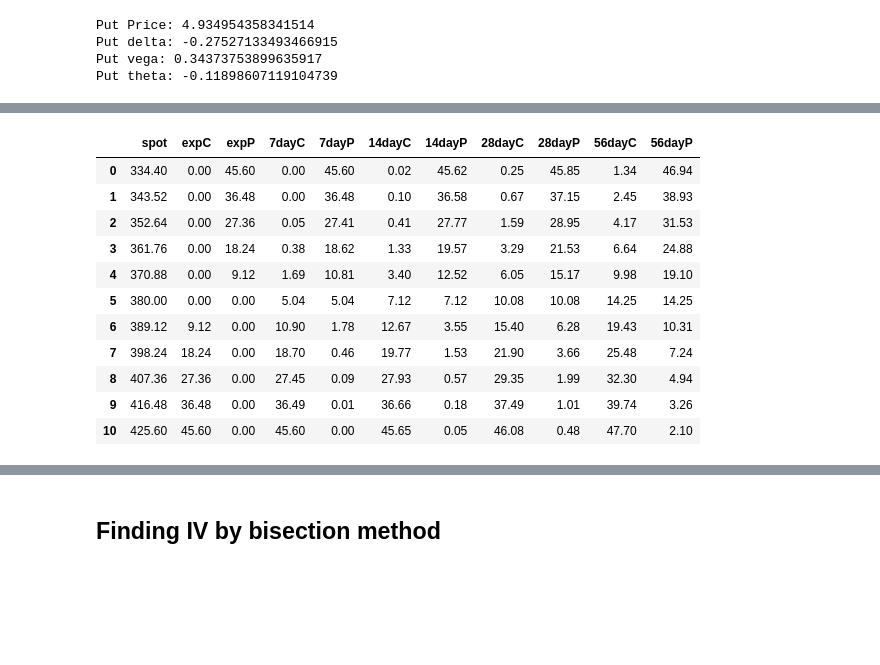
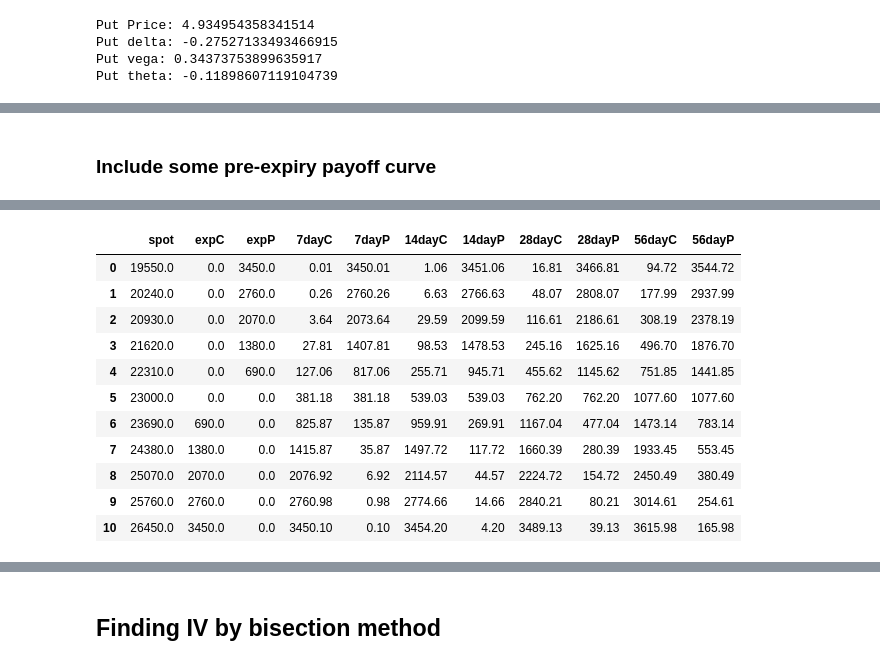
Before and after one commit to willbillionquant/bsoption, a Jupyter notebook: bsmodel-basic.ipynb, the cells around one changed output, grey strips where cells are left out. Saved outputs shown, nothing was run; the diff lists cells and outputs as text; code cells hidden in the pictures; blank space fills up the shorter version.

```diff
--- a/bsmodel-basic.ipynb
+++ b/bsmodel-basic.ipynb
@@ -64,13 +64,13 @@ Put theta: -0.11898607119104739
 # %%
-stock3 = 420  # Underlying price
-strike3 = 380   # strike price
-tradedate3 = datetime(2022, 2, 16)
-expiry3 = datetime(2022, 3, 30)
+stock3 = 22000  # Underlying price
+strike3 = 23000   # strike price
+tradedate3 = datetime(2022, 6, 6)
+expiry3 = datetime(2022, 6, 30)
 numday3 = (expiry3 - tradedate3).days    # number of days to expiry
-sig3 = 24   # IV 24%
+sig3 = 30   # IV 24%
 
 BStest3 = BSModel(stock3, strike3, numday3, sig3/100)
-BStest3.getpayoff()
+BStest3.getpayoff(opside='LONG')
 # %% [output]
 [interactive output not drawn]
 |  | spot | expC | expP |
@@ -88,16 +106,18 @@ BStest3.getpayoff()
+# %% [markdown]
+### Include some pre-expiry payoff curve
 # %%
-BStest3.getpayoff(preexpiry=True)
+BStest3.getpayoff(preexpiry=True, opside='LONG')
 # %% [output]
 [interactive output not drawn]
 |  | spot | expC | expP | 7dayC | 7dayP | 14dayC | 14dayP | 28dayC | 28dayP | 56dayC | 56dayP |
-| 0 | 334.40 | 0.00 | 45.60 | 0.00 | 45.60 | 0.02 | 45.62 | 0.25 | 45.85 | 1.34 | 46.94 |
-| 1 | 343.52 | 0.00 | 36.48 | 0.00 | 36.48 | 0.10 | 36.58 | 0.67 | 37.15 | 2.45 | 38.93 |
-| 2 | 352.64 | 0.00 | 27.36 | 0.05 | 27.41 | 0.41 | 27.77 | 1.59 | 28.95 | 4.17 | 31.53 |
-| 3 | 361.76 | 0.00 | 18.24 | 0.38 | 18.62 | 1.33 | 19.57 | 3.29 | 21.53 | 6.64 | 24.88 |
-| 4 | 370.88 | 0.00 | 9.12 | 1.69 | 10.81 | 3.40 | 12.52 | 6.05 | 15.17 | 9.98 | 19.10 |
-| 5 | 380.00 | 0.00 | 0.00 | 5.04 | 5.04 | 7.12 | 7.12 | 10.08 | 10.08 | 14.25 | 14.25 |
-| 6 | 389.12 | 9.12 | 0.00 | 10.90 | 1.78 | 12.67 | 3.55 | 15.40 | 6.28 | 19.43 | 10.31 |
-| 7 | 398.24 | 18.24 | 0.00 | 18.70 | 0.46 | 19.77 | 1.53 | 21.90 | 3.66 | 25.48 | 7.24 |
-| 8 | 407.36 | 27.36 | 0.00 | 27.45 | 0.09 | 27.93 | 0.57 | 29.35 | 1.99 | 32.30 | 4.94 |
-| 9 | 416.48 | 36.48 | 0.00 | 36.49 | 0.01 | 36.66 | 0.18 | 37.49 | 1.01 | 39.74 | 3.26 |
-| 10 | 425.60 | 45.60 | 0.00 | 45.60 | 0.00 | 45.65 | 0.05 | 46.08 | 0.48 | 47.70 | 2.10 |
+| 0 | 19550.0 | 0.0 | 3450.0 | 0.01 | 3450.01 | 1.06 | 3451.06 | 16.81 | 3466.81 | 94.72 | 3544.72 |
+| 1 | 20240.0 | 0.0 | 2760.0 | 0.26 | 2760.26 | 6.63 | 2766.63 | 48.07 | 2808.07 | 177.99 | 2937.99 |
+| 2 | 20930.0 | 0.0 | 2070.0 | 3.64 | 2073.64 | 29.59 | 2099.59 | 116.61 | 2186.61 | 308.19 | 2378.19 |
+| 3 | 21620.0 | 0.0 | 1380.0 | 27.81 | 1407.81 | 98.53 | 1478.53 | 245.16 | 1625.16 | 496.70 | 1876.70 |
+| 4 | 22310.0 | 0.0 | 690.0 | 127.06 | 817.06 | 255.71 | 945.71 | 455.62 | 1145.62 | 751.85 | 1441.85 |
+| 5 | 23000.0 | 0.0 | 0.0 | 381.18 | 381.18 | 539.03 | 539.03 | 762.20 | 762.20 | 1077.60 | 1077.60 |
+| 6 | 23690.0 | 690.0 | 0.0 | 825.87 | 135.87 | 959.91 | 269.91 | 1167.04 | 477.04 | 1473.14 | 783.14 |
+| 7 | 24380.0 | 1380.0 | 0.0 | 1415.87 | 35.87 | 1497.72 | 117.72 | 1660.39 | 280.39 | 1933.45 | 553.45 |
+| 8 | 25070.0 | 2070.0 | 0.0 | 2076.92 | 6.92 | 2114.57 | 44.57 | 2224.72 | 154.72 | 2450.49 | 380.49 |
+| 9 | 25760.0 | 2760.0 | 0.0 | 2760.98 | 0.98 | 2774.66 | 14.66 | 2840.21 | 80.21 | 3014.61 | 254.61 |
+| 10 | 26450.0 | 3450.0 | 0.0 | 3450.10 | 0.10 | 3454.20 | 4.20 | 3489.13 | 39.13 | 3615.98 | 165.98 |
```
Also changed, not shown: parts of 8 cells of this notebook.
